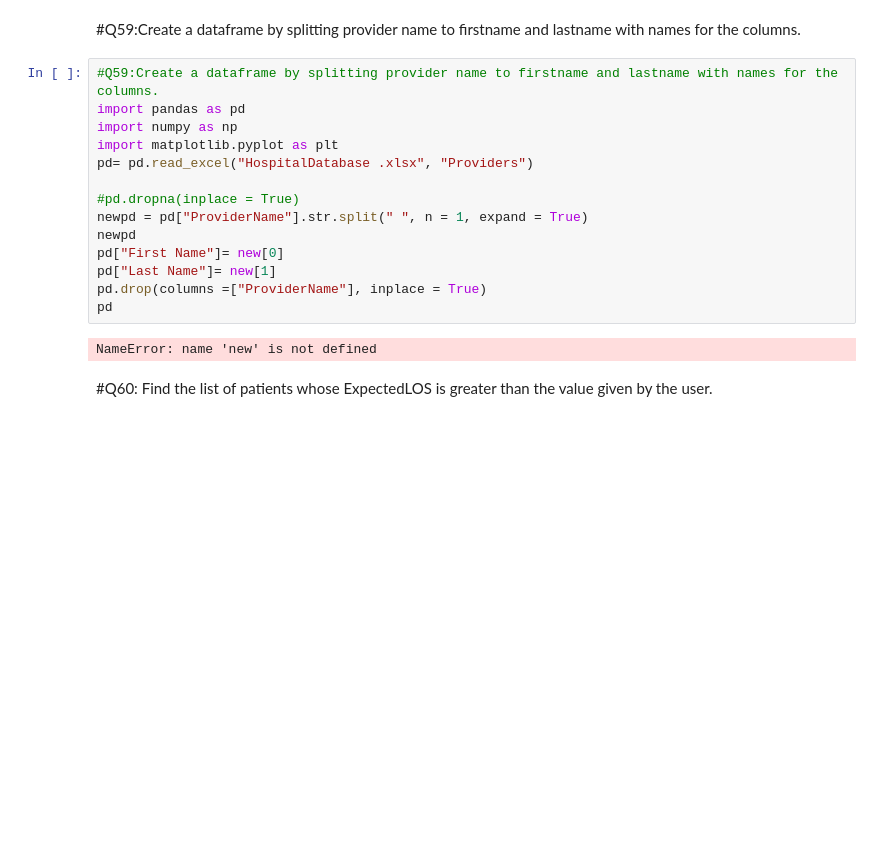
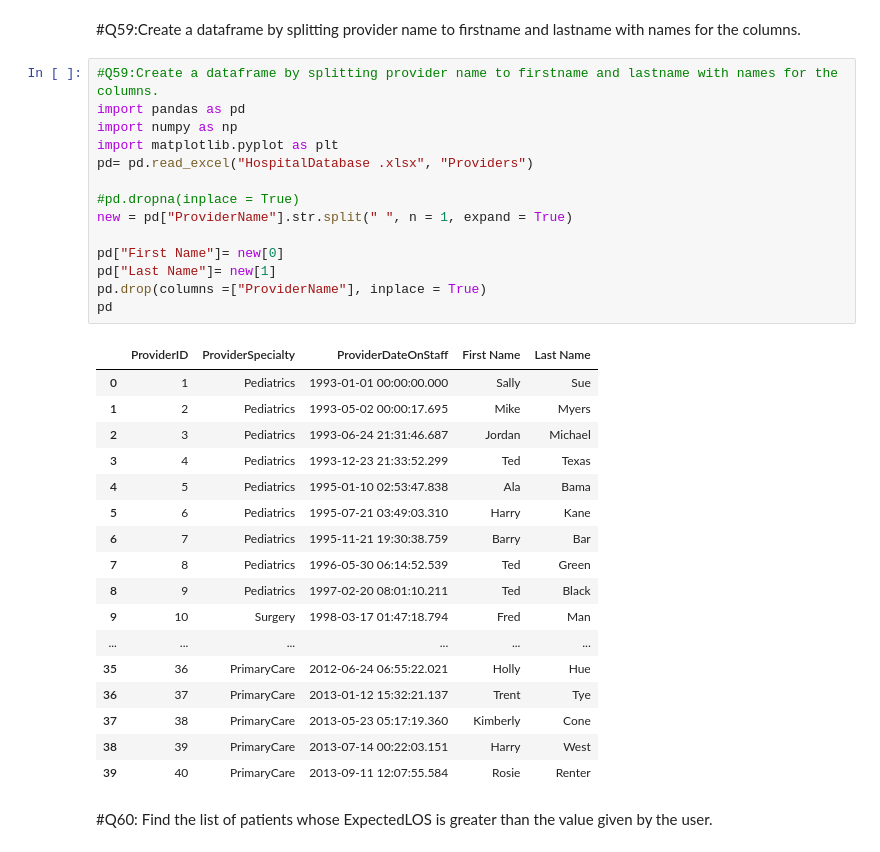
Before and after one commit to Madhusmitagiri/PYTHON_PANDAS, a Jupyter notebook: PYTHON_PANDAS.ipynb, the cells around one changed output. Cells and saved outputs as stored; diff of their text form; blank space fills up the shorter version.

```diff
--- a/PYTHON_PANDAS.ipynb
+++ b/PYTHON_PANDAS.ipynb
@@ -1303,19 +1309,35 @@ df[['Service','Gender']].value_counts().reset_index(name='Counts')
 # %%
 #Q59:Create a dataframe by splitting provider name to firstname and lastname with names for the columns.
 import pandas as pd
 import numpy as np
 import matplotlib.pyplot as plt
 pd= pd.read_excel("HospitalDatabase .xlsx", "Providers")
 
 #pd.dropna(inplace = True)
-newpd = pd["ProviderName"].str.split(" ", n = 1, expand = True)
-newpd
+new = pd["ProviderName"].str.split(" ", n = 1, expand = True)
+
 pd["First Name"]= new[0]
 pd["Last Name"]= new[1]
 pd.drop(columns =["ProviderName"], inplace = True)
 pd
 # %% [output]
-NameError: name 'new' is not defined
+|  | ProviderID | ProviderSpecialty | ProviderDateOnStaff | First Name | Last Name |
+| 0 | 1 | Pediatrics | 1993-01-01 00:00:00.000 | Sally | Sue |
+| 1 | 2 | Pediatrics | 1993-05-02 00:00:17.695 | Mike | Myers |
+| 2 | 3 | Pediatrics | 1993-06-24 21:31:46.687 | Jordan | Michael |
+| 3 | 4 | Pediatrics | 1993-12-23 21:33:52.299 | Ted | Texas |
+| 4 | 5 | Pediatrics | 1995-01-10 02:53:47.838 | Ala | Bama |
+| 5 | 6 | Pediatrics | 1995-07-21 03:49:03.310 | Harry | Kane |
+| 6 | 7 | Pediatrics | 1995-11-21 19:30:38.759 | Barry | Bar |
+| 7 | 8 | Pediatrics | 1996-05-30 06:14:52.539 | Ted | Green |
+| 8 | 9 | Pediatrics | 1997-02-20 08:01:10.211 | Ted | Black |
+| 9 | 10 | Surgery | 1998-03-17 01:47:18.794 | Fred | Man |
+| ... | ... | ... | ... | ... | ... |
+| 35 | 36 | PrimaryCare | 2012-06-24 06:55:22.021 | Holly | Hue |
+| 36 | 37 | PrimaryCare | 2013-01-12 15:32:21.137 | Trent | Tye |
+| 37 | 38 | PrimaryCare | 2013-05-23 05:17:19.360 | Kimberly | Cone |
+| 38 | 39 | PrimaryCare | 2013-07-14 00:22:03.151 | Harry | West |
+| 39 | 40 | PrimaryCare | 2013-09-11 12:07:55.584 | Rosie | Renter |
 # %% [markdown]
 #Q60: Find the list of patients whose ExpectedLOS is greater than the value given by the user.
 # %%
```
Also changed, not shown: parts of 22 cells of this notebook.
